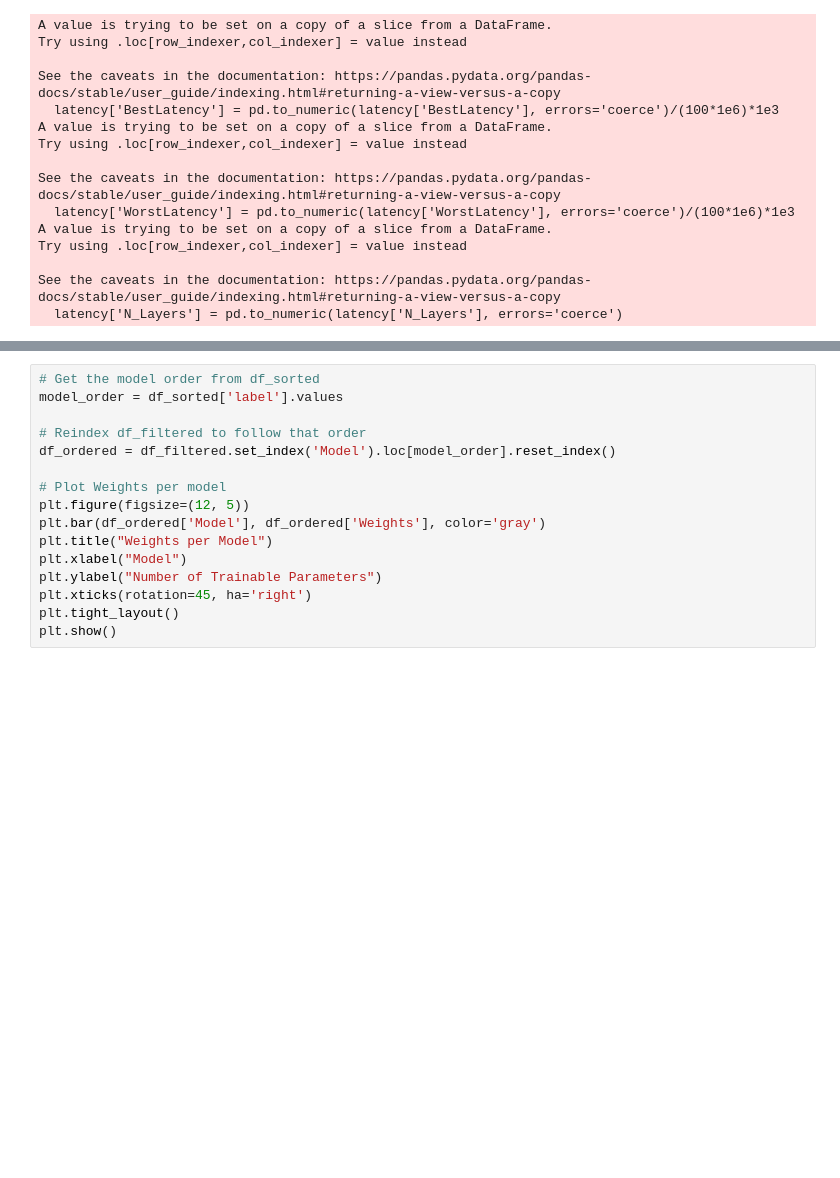
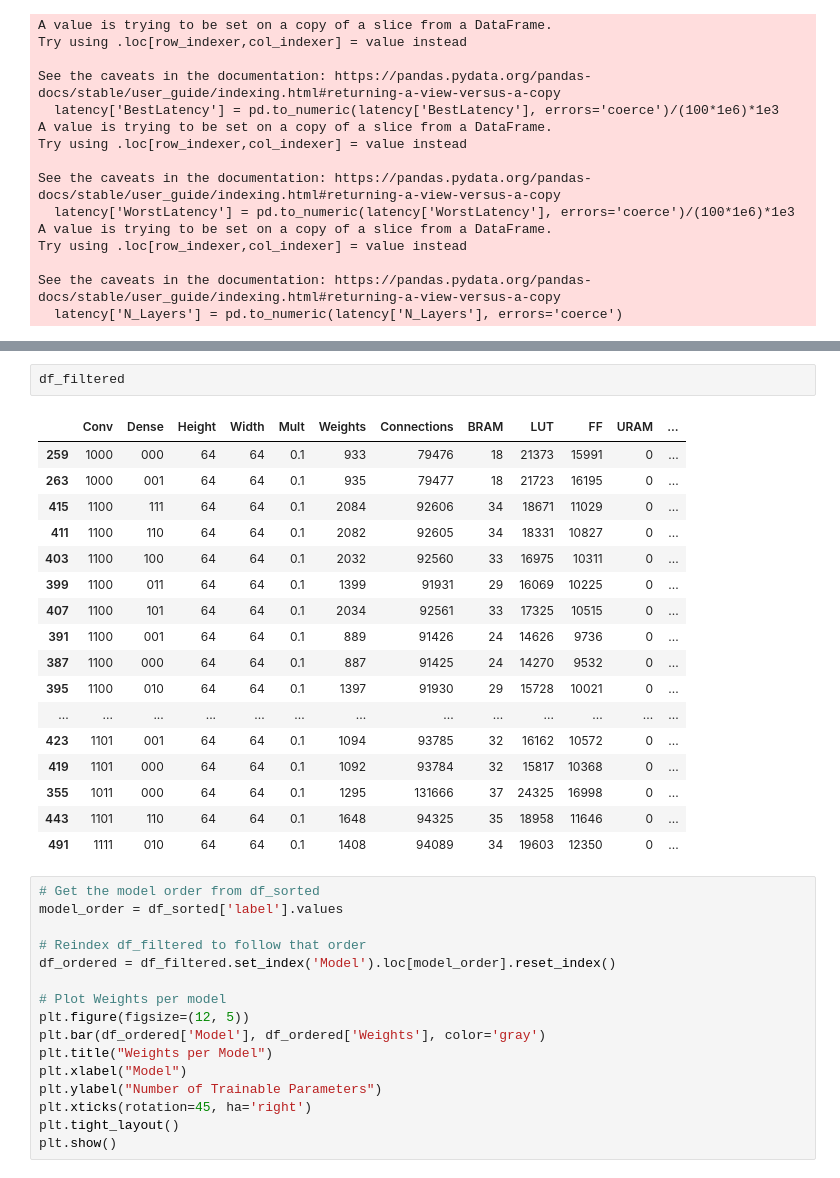
Before and after one commit to tsopeter/753-FPGA, a Jupyter notebook: deepfpgamicro/Visualize.ipynb, the cells around one changed output, grey strips where cells are left out. Cells and saved outputs as stored; diff of their text form; blank space fills up the shorter version.

```diff
--- a/deepfpgamicro/Visualize.ipynb
+++ b/deepfpgamicro/Visualize.ipynb
@@ -179,3 +182,23 @@ plt.show()
+# %%
+df_filtered
+# %% [output]
+|  | Conv | Dense | Height | Width | Mult | Weights | Connections | BRAM | LUT | FF | URAM | ... |
+| 259 | 1000 | 000 | 64 | 64 | 0.1 | 933 | 79476 | 18 | 21373 | 15991 | 0 | ... |
+| 263 | 1000 | 001 | 64 | 64 | 0.1 | 935 | 79477 | 18 | 21723 | 16195 | 0 | ... |
+| 415 | 1100 | 111 | 64 | 64 | 0.1 | 2084 | 92606 | 34 | 18671 | 11029 | 0 | ... |
+| 411 | 1100 | 110 | 64 | 64 | 0.1 | 2082 | 92605 | 34 | 18331 | 10827 | 0 | ... |
+| 403 | 1100 | 100 | 64 | 64 | 0.1 | 2032 | 92560 | 33 | 16975 | 10311 | 0 | ... |
+| 399 | 1100 | 011 | 64 | 64 | 0.1 | 1399 | 91931 | 29 | 16069 | 10225 | 0 | ... |
+| 407 | 1100 | 101 | 64 | 64 | 0.1 | 2034 | 92561 | 33 | 17325 | 10515 | 0 | ... |
+| 391 | 1100 | 001 | 64 | 64 | 0.1 | 889 | 91426 | 24 | 14626 | 9736 | 0 | ... |
+| 387 | 1100 | 000 | 64 | 64 | 0.1 | 887 | 91425 | 24 | 14270 | 9532 | 0 | ... |
+| 395 | 1100 | 010 | 64 | 64 | 0.1 | 1397 | 91930 | 29 | 15728 | 10021 | 0 | ... |
+| ... | ... | ... | ... | ... | ... | ... | ... | ... | ... | ... | ... | ... |
+| 423 | 1101 | 001 | 64 | 64 | 0.1 | 1094 | 93785 | 32 | 16162 | 10572 | 0 | ... |
+| 419 | 1101 | 000 | 64 | 64 | 0.1 | 1092 | 93784 | 32 | 15817 | 10368 | 0 | ... |
+| 355 | 1011 | 000 | 64 | 64 | 0.1 | 1295 | 131666 | 37 | 24325 | 16998 | 0 | ... |
+| 443 | 1101 | 110 | 64 | 64 | 0.1 | 1648 | 94325 | 35 | 18958 | 11646 | 0 | ... |
+| 491 | 1111 | 010 | 64 | 64 | 0.1 | 1408 | 94089 | 34 | 19603 | 12350 | 0 | ... |
 # %%
 # Get the model order from df_sorted
 model_order = df_sorted['label'].values
```
Also changed, not shown: parts of 3 cells of this notebook, 1 other file.
